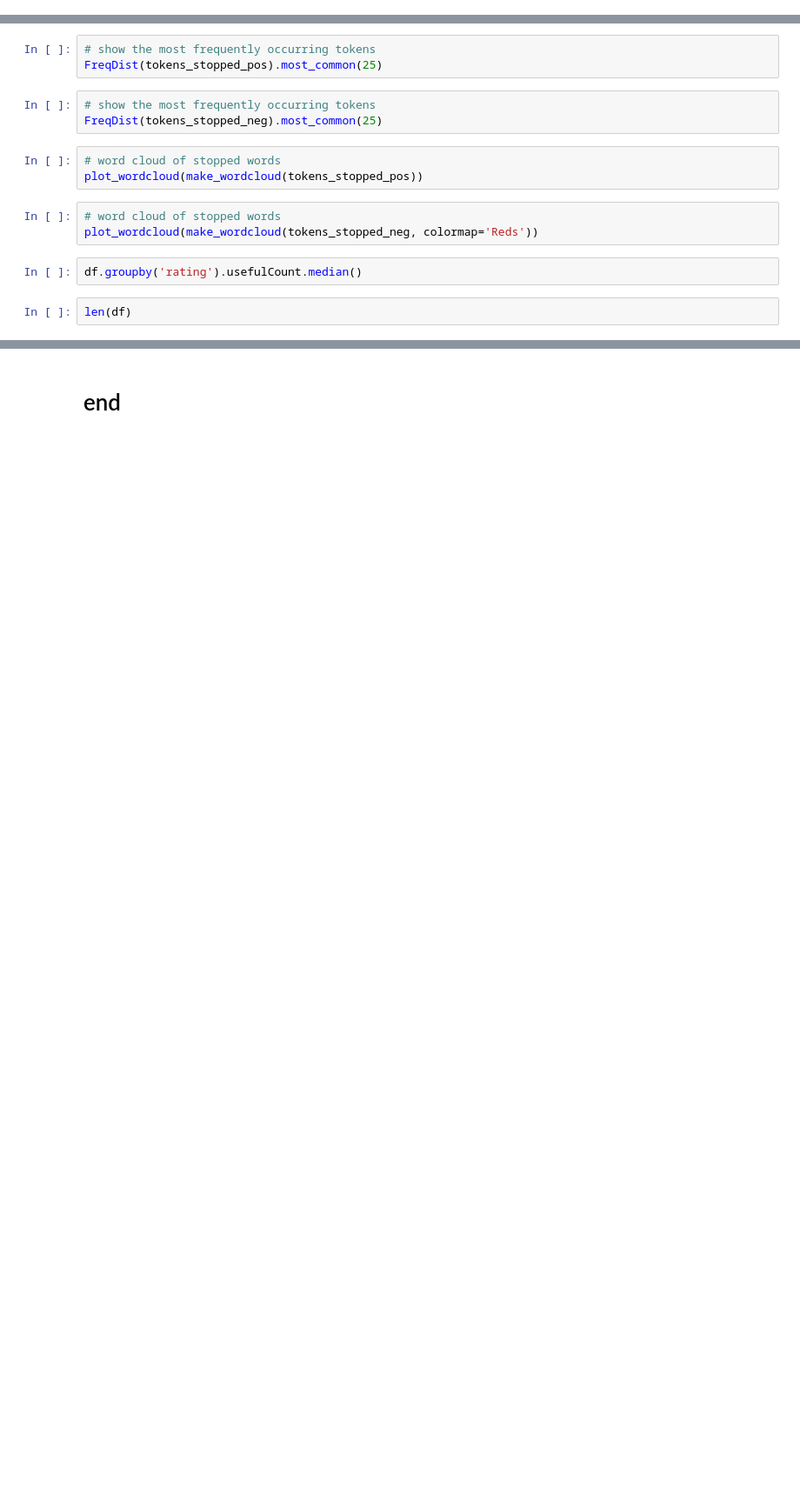
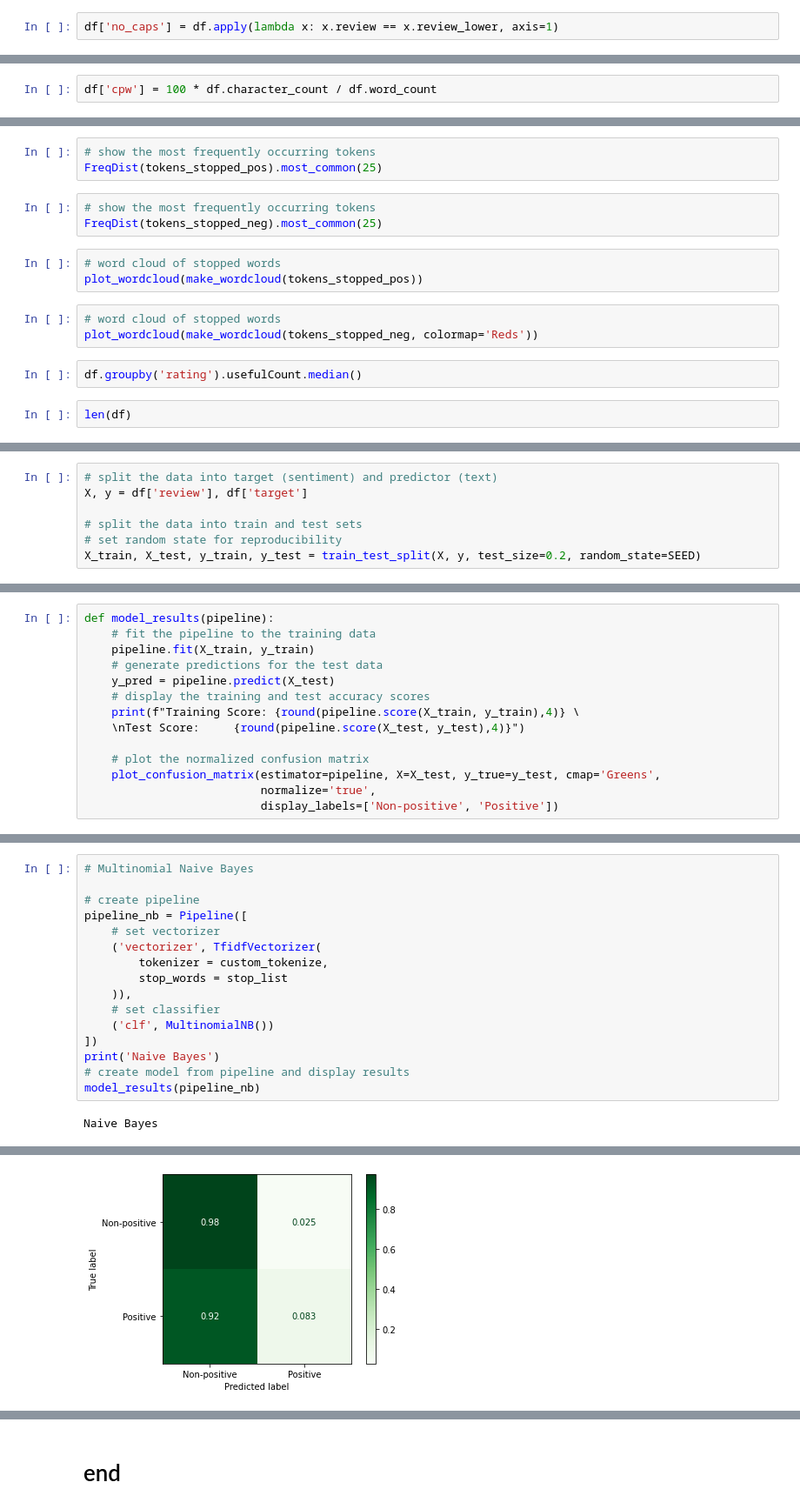
Before and after one commit to aarongalbraith/flatiron-phase5-project, a Jupyter notebook: notebooks/project_notebook.ipynb, the cells around one changed output, grey strips where cells are left out. Shown: that part at 87% size. Saved outputs shown, nothing was run; the diff lists cells and outputs as text; blank space fills up the shorter version.

Commit message:
started skeleton model

```diff
--- a/notebooks/project_notebook.ipynb
+++ b/notebooks/project_notebook.ipynb
@@ -963,0 +1545,2 @@ df['all_caps'] = df.raw_tokens.apply(lambda x: all_caps_fix(x))
+# %%
+df['no_caps'] = df.apply(lambda x: x.review == x.review_lower, axis=1)
@@ -1023,0 +1624,2 @@ plot_useful('character_count')
+# %%
+df['cpw'] = 100 * df.character_count / df.word_count
@@ -1206,0 +1933,7 @@ len(df)
+# %%
+# split the data into target (sentiment) and predictor (text)
+X, y = df['review'], df['target']
+
+# split the data into train and test sets
+# set random state for reproducibility
+X_train, X_test, y_train, y_test = train_test_split(X, y, test_size=0.2, random_state=SEED)
@@ -1206,0 +1946,14 @@ len(df)
+# %%
+def model_results(pipeline):
+    # fit the pipeline to the training data
+    pipeline.fit(X_train, y_train)
+    # generate predictions for the test data
+    y_pred = pipeline.predict(X_test)
+    # display the training and test accuracy scores
+    print(f"Training Score: {round(pipeline.score(X_train, y_train),4)} \
+    \nTest Score:     {round(pipeline.score(X_test, y_test),4)}")
+
+    # plot the normalized confusion matrix
+    plot_confusion_matrix(estimator=pipeline, X=X_test, y_true=y_test, cmap='Greens',
+                          normalize='true',
+                          display_labels=['Non-positive', 'Positive'])
@@ -1206,0 +1963,18 @@ len(df)
+# %%
+# Multinomial Naive Bayes
+
+# create pipeline
+pipeline_nb = Pipeline([
+    # set vectorizer
+    ('vectorizer', TfidfVectorizer(
+        tokenizer = custom_tokenize,
+        stop_words = stop_list
+    )),
+    # set classifier
+    ('clf', MultinomialNB())
+])
+print('Naive Bayes')
+# create model from pipeline and display results
+model_results(pipeline_nb)
+# %% [output]
+Naive Bayes
@@ -1206,0 +1983 @@ len(df)
+[figure, added]
```
Also changed, not shown: parts of 159 cells of this notebook.
